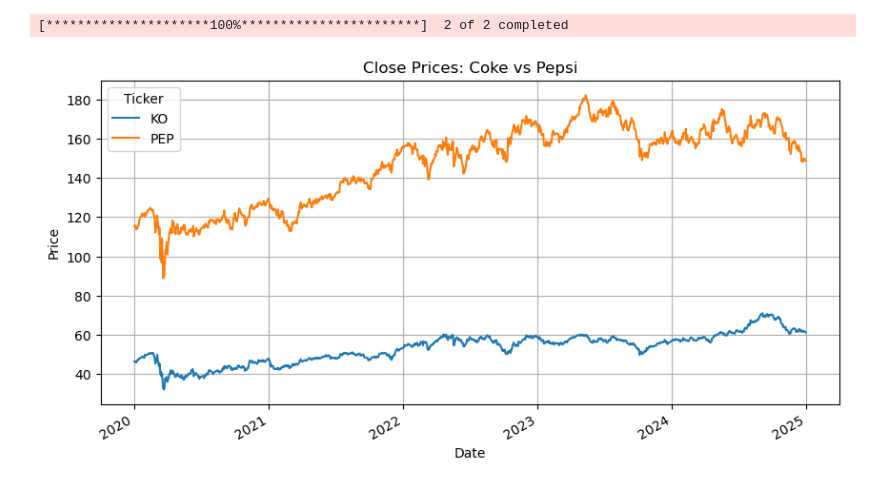
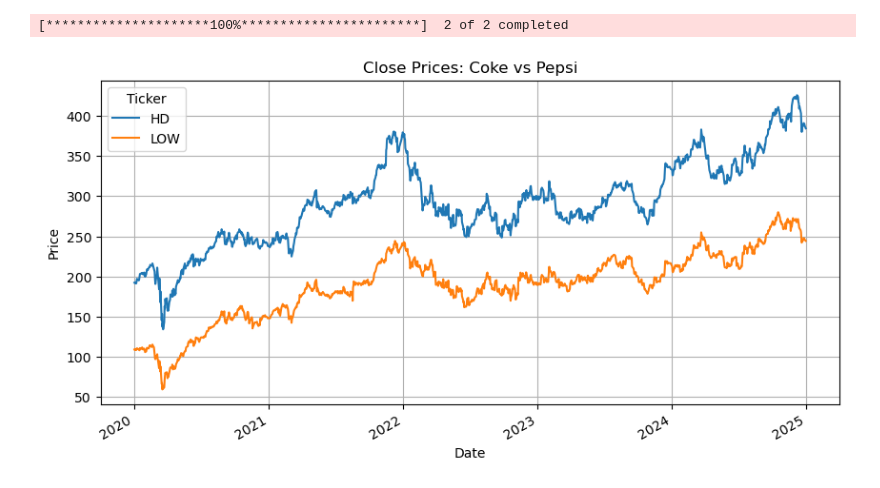
Before and after one commit to derekx24/pairs-trading, a Jupyter notebook: notebooks/pairs_trading.ipynb, the cells around one changed output. Saved outputs shown, nothing was run; the diff lists cells and outputs as text; code cells hidden in the pictures.

```diff
--- a/notebooks/pairs_trading.ipynb
+++ b/notebooks/pairs_trading.ipynb
@@ -1,25 +1,25 @@
 # %%
 import yfinance as yf
 import matplotlib.pyplot as plt
 
 # define tickers and time frame
-tickers = ['KO', 'PEP']
+tickers = ['HD', 'LOW']
 start_date = '2020-01-01'
 end_date = '2024-12-31'
 
 # close prices for stocks
 data = yf.download(tickers, start=start_date, end=end_date)['Close']
 data.dropna(inplace=True)
 
 # plot prices
 data.plot(title="Close Prices: Coke vs Pepsi", figsize=(10, 5))
 plt.ylabel("Price")
 plt.xlabel("Date")
 plt.grid()
 plt.show()
 
 # save to CSV
-data.to_csv('../data/ko_pep_prices.csv')
+data.to_csv('../data/hd_low_prices.csv')
 # %% [output]
 [*********************100%***********************]  2 of 2 completed
-[figure, old version]
+[figure, new version]
```
Also changed, not shown: parts of 2 cells of this notebook, 1 other file.
